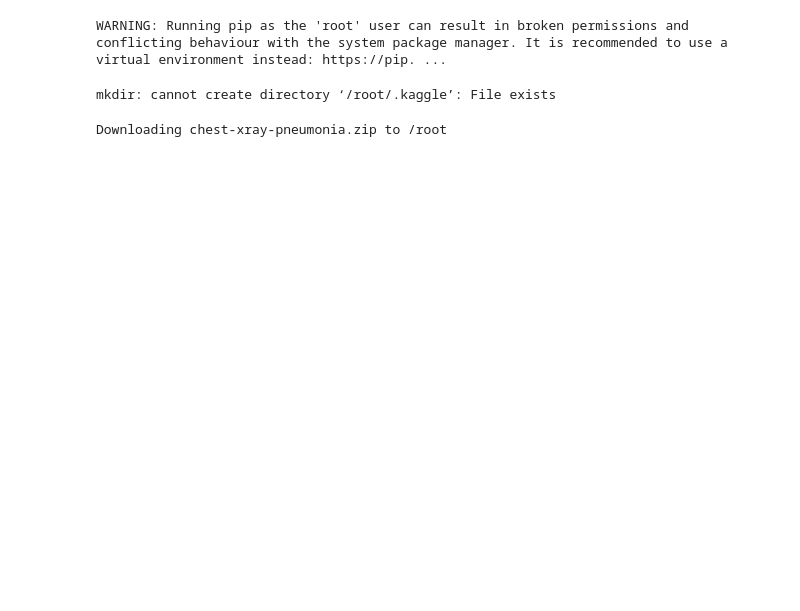
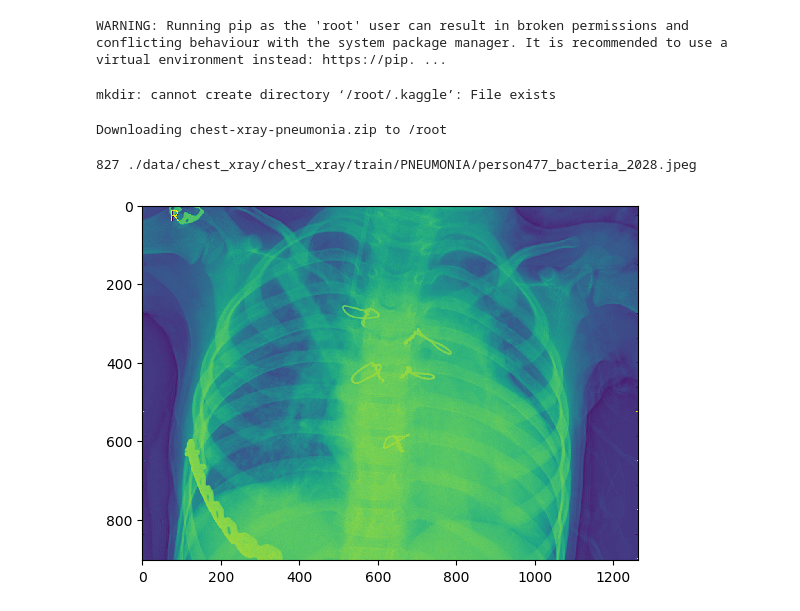
Before and after one commit to scudr/SageMaker_AWS, a Jupyter notebook: example.ipynb, the cells around one changed output. Cells and saved outputs as stored; diff of their text form; code cells hidden in the pictures; blank space fills up the shorter version.

Commit message:
Added a function to show images

```diff
--- a/example.ipynb
+++ b/example.ipynb
@@ -27,0 +78,5 @@ with zipfile.ZipFile('./chest-xray-pneumonia.zip','r') as zip_ref:
+# %%
+get_random_image("train","p")
+# %% [output]
+827 ./data/chest_xray/chest_xray/train/PNEUMONIA/person477_bacteria_2028.jpeg
+[figure, added]
```
Also changed, not shown: parts of 2 cells of this notebook.
